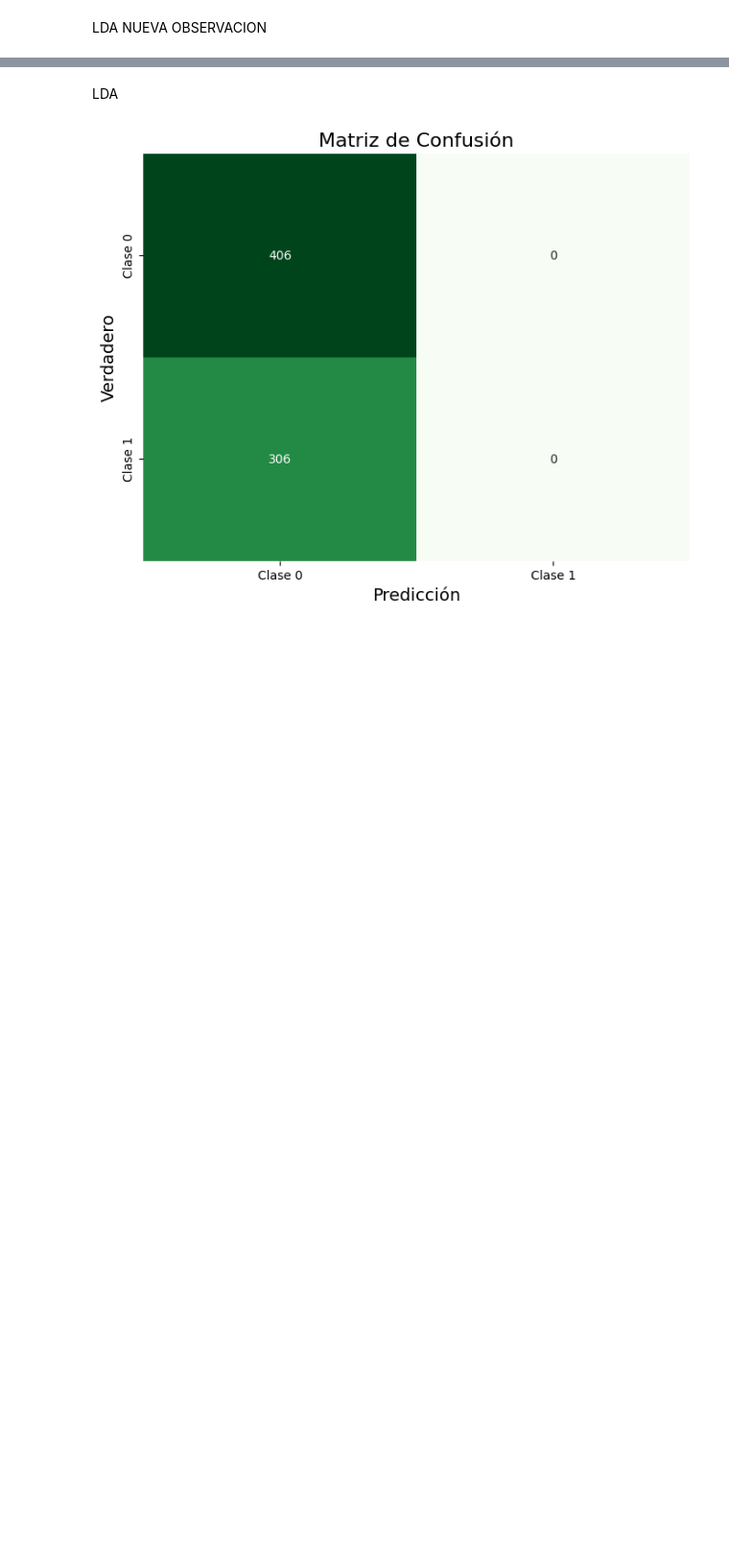
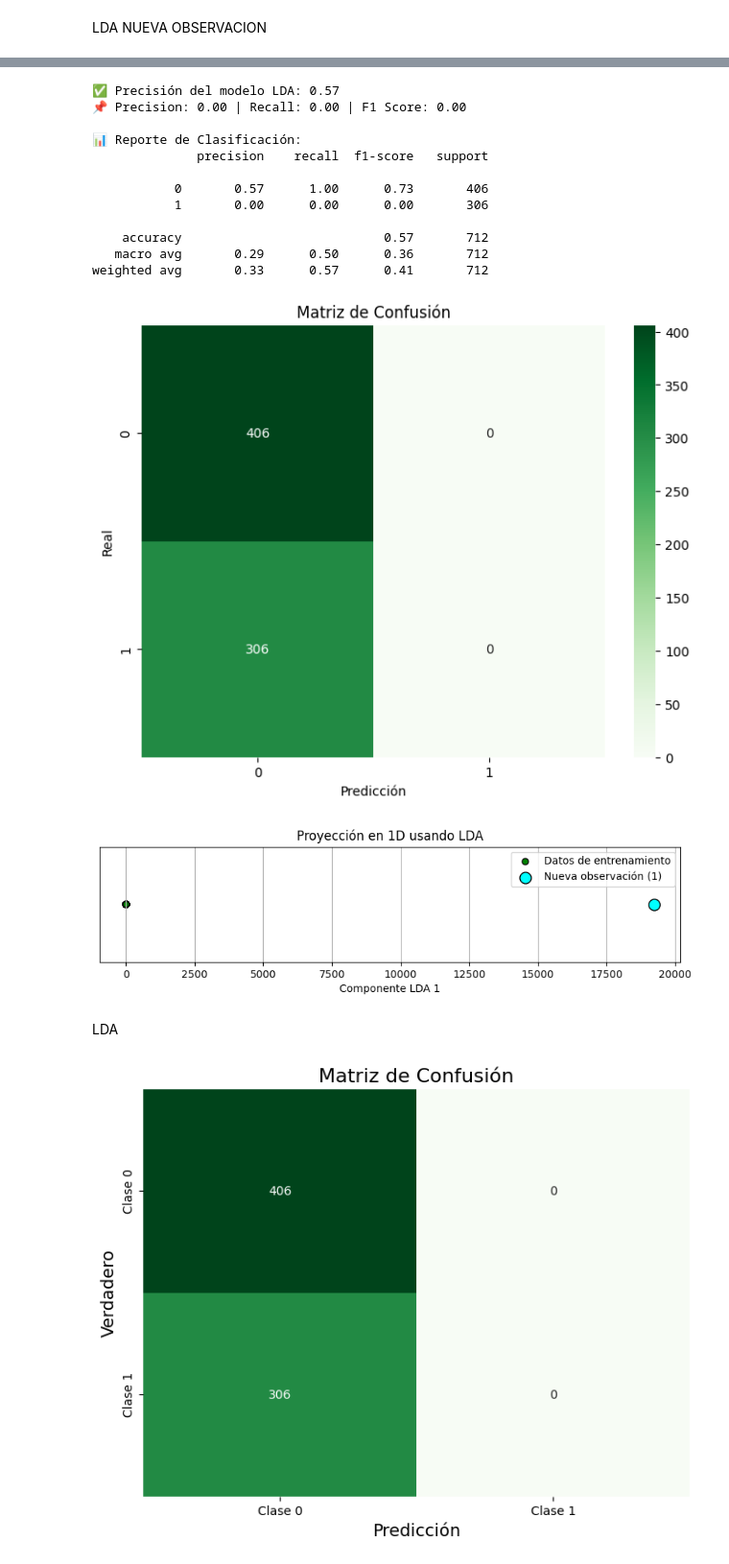
Before and after one commit to thomas-sagredo/data-science, a Jupyter notebook: Notebooks/05_clasificacion.ipynb, the cells around one changed output, grey strips where cells are left out. Shown at 96% size. Cells and saved outputs as stored; diff of their text form; code cells hidden in the pictures; blank space fills up the shorter version.

```diff
--- a/Notebooks/05_clasificacion.ipynb
+++ b/Notebooks/05_clasificacion.ipynb
@@ -27,7 +27,7 @@ from sklearn.svm import SVC
 CARGO LOS DATOS
 # %%
 # Cargar el dataset
-df = pd.read_csv('/content/sample_data/water_potability_clasificar.csv')
+df = pd.read_csv(r'C:\Users\Sistemas 5\Desktop\Data/water_potability_clasificar.csv')
 
 # Eliminar filas con valores nulos
 df = (df.drop(columns=['ph'])).dropna()
@@ -331,3 +206,79 @@ weighted avg       0.33      0.57      0.41       712
+# %%
+import numpy as np
+import pandas as pd
+import matplotlib.pyplot as plt
+import seaborn as sns
+from sklearn.discriminant_analysis import LinearDiscriminantAnalysis as LDA
+from sklearn.model_selection import train_test_split
+from sklearn.metrics import accuracy_score, precision_score, recall_score, f1_score, classification_report, confusion_matrix
+
+# Nueva observación como DataFrame con nombres de columnas
+new_observation = [1, 0.1, 230, 11, 14, 707, 2769, 33629]
+new_observation_df = pd.DataFrame([new_observation], columns=X.columns)
+
+# División de datos
+X_train, X_test, y_train, y_test = train_test_split(X, y, test_size=0.3, random_state=42)
+
+# Modelo LDA
+lda = LDA(n_components=1)
+lda.fit(X_train, y_train)
+
+# Transformación para visualización
+X_train_lda = lda.transform(X_train)
+X_test_lda = lda.transform(X_test)
+new_observation_lda = lda.transform(new_observation_df)
+
+# Predicción
+y_pred = lda.predict(X_test)
+prediccion = lda.predict(new_observation_df)[0]
+
+# Métricas
+accuracy = accuracy_score(y_test, y_pred)
+precision = precision_score(y_test, y_pred, average='binary', zero_division=0)
+recall = recall_score(y_test, y_pred, average='binary', zero_division=0)
+f1 = f1_score(y_test, y_pred, average='binary', zero_division=0)
+
+# Reporte
+print(f'✅ Precisión del modelo LDA: {accuracy:.2f}')
+print(f'📌 Precision: {precision:.2f} | Recall: {recall:.2f} | F1 Score: {f1:.2f}')
+print("\n📊 Reporte de Clasificación:")
+print(classification_report(y_test, y_pred, zero_division=0))
+
+# Matriz de confusión
+cm = confusion_matrix(y_test, y_pred)
+plt.figure(figsize=(8, 6))
+sns.heatmap(cm, annot=True, fmt='d', cmap='Greens')
+plt.title("Matriz de Confusión")
+plt.xlabel("Predicción")
+plt.ylabel("Real")
+plt.show()
+
+# Visualización LDA 1D
+plt.figure(figsize=(10, 2))
+plt.scatter(X_train_lda[:, 0], np.zeros_like(X_train_lda),
+            c=np.where(y_train == 1, 'green', 'white'), edgecolor='k', label='Datos de entrenamiento')
+plt.scatter(new_observation_lda[0, 0], 0, color='cyan', edgecolor='black', label=f'Nueva observación ({prediccion})', s=120)
+plt.legend(loc='upper right')
+plt.title('Proyección en 1D usando LDA')
+plt.xlabel('Componente LDA 1')
+plt.yticks([])
+plt.grid(True)
+plt.show()
+# %% [output]
+✅ Precisión del modelo LDA: 0.57
+📌 Precision: 0.00 | Recall: 0.00 | F1 Score: 0.00
+
+📊 Reporte de Clasificación:
+              precision    recall  f1-score   support
+
+           0       0.57      1.00      0.73       406
+           1       0.00      0.00      0.00       306
+
+    accuracy                           0.57       712
+   macro avg       0.29      0.50      0.36       712
+weighted avg       0.33      0.57      0.41       712
+[figure, added]
+[figure, added]
 # %% [markdown]
 LDA
 # %%
```
Also changed, not shown: parts of 4 cells of this notebook.
